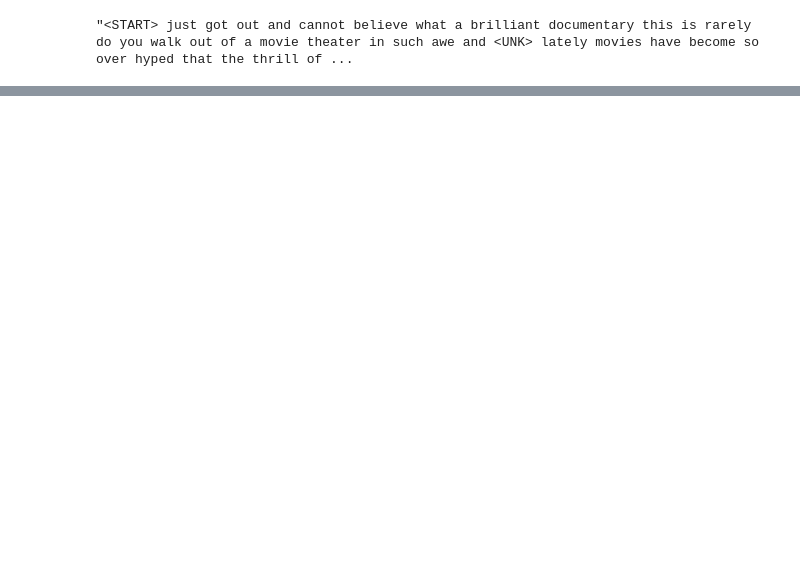
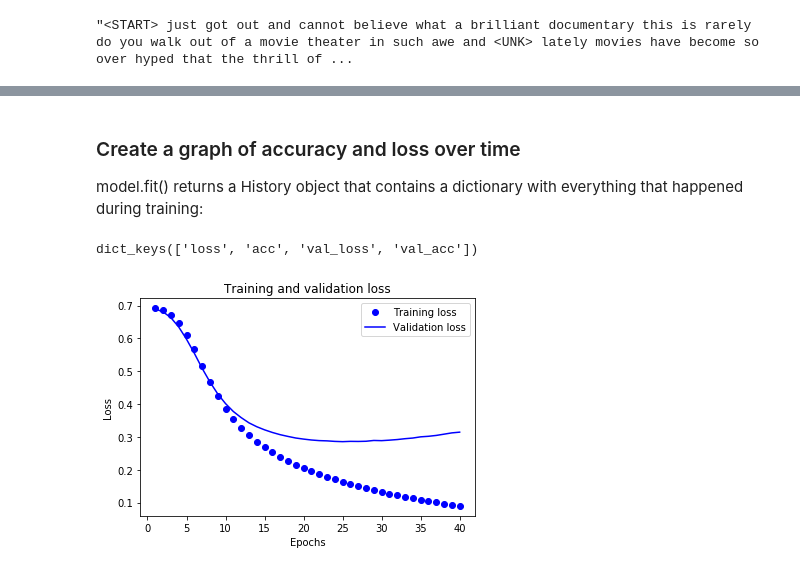
Before and after one commit to birajsth/MachineLearning-with-tensorflow, a Jupyter notebook: text_classification.ipynb, the cells around one changed output, grey strips where cells are left out. Drawn from its saved outputs; the diff is of its cells as text; code cells hidden in the pictures; blank space fills up the shorter version.

```diff
--- a/text_classification.ipynb
+++ b/text_classification.ipynb
@@ -48,0 +131,4 @@ decode_review(train_data[8])
+# %%
+model.compile(optimizer='adam',
+             loss='binary_crossentropy',
+             metrics=['acc'])
@@ -48,0 +137,6 @@ decode_review(train_data[8])
+# %%
+x_val = train_data[:10000]
+partial_x_train = train_data[10000:]
+
+y_val = train_labels[:10000]
+partial_y_train = train_labels[10000:]
@@ -48,0 +145,7 @@ decode_review(train_data[8])
+# %%
+history = model.fit(partial_x_train,
+                    partial_y_train,
+                    epochs=40,
+                    batch_size=512,
+                    validation_data=(x_val, y_val),
+                    verbose=1)
@@ -48,0 +179,29 @@ decode_review(train_data[8])
+# %% [markdown]
+### Create a graph of accuracy and loss over time
+model.fit() returns a History object that contains a dictionary with everything that happened during training:
+# %%
+history_dict = history.history
+history_dict.keys()
+# %% [output]
+dict_keys(['loss', 'acc', 'val_loss', 'val_acc'])
+# %%
+import matplotlib.pyplot as plt
+
+acc = history_dict['acc']
+val_acc = history_dict['val_acc']
+loss = history_dict['loss']
+val_loss = history_dict['val_loss']
+
+epochs = range(1, len(acc) + 1)
+
+# 'bo' is for 'blue dot'
+plt.plot(epochs, loss, 'bo', label='Training loss')
+# 'b' is for 'solid blue line'
+plt.plot(epochs, val_loss, 'b', label='Validation loss')
+plt.title('Training and validation loss')
+plt.xlabel('Epochs')
+plt.ylabel('Loss')
+plt.legend()
+plt.show()
+# %% [output]
+[figure, added]
```
Also changed, not shown: parts of 14 cells of this notebook.
